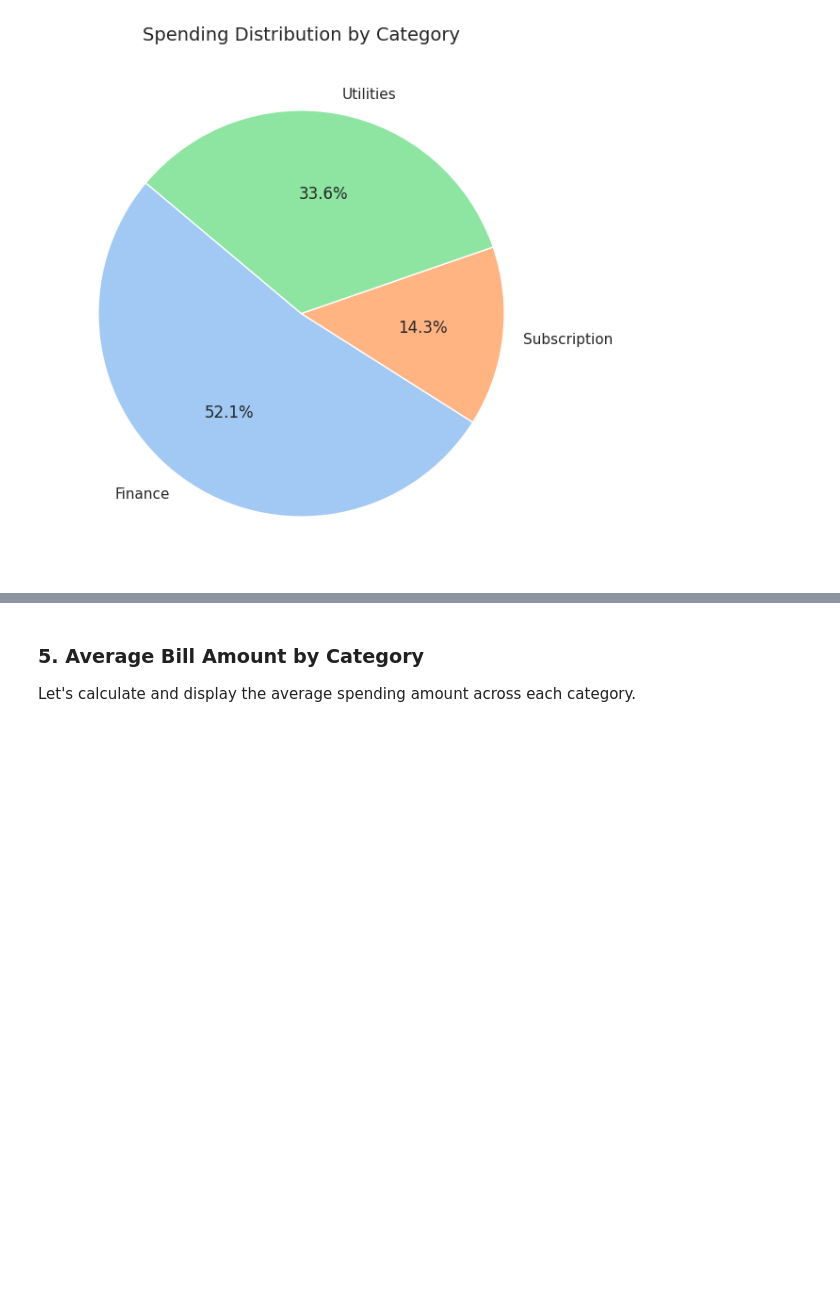
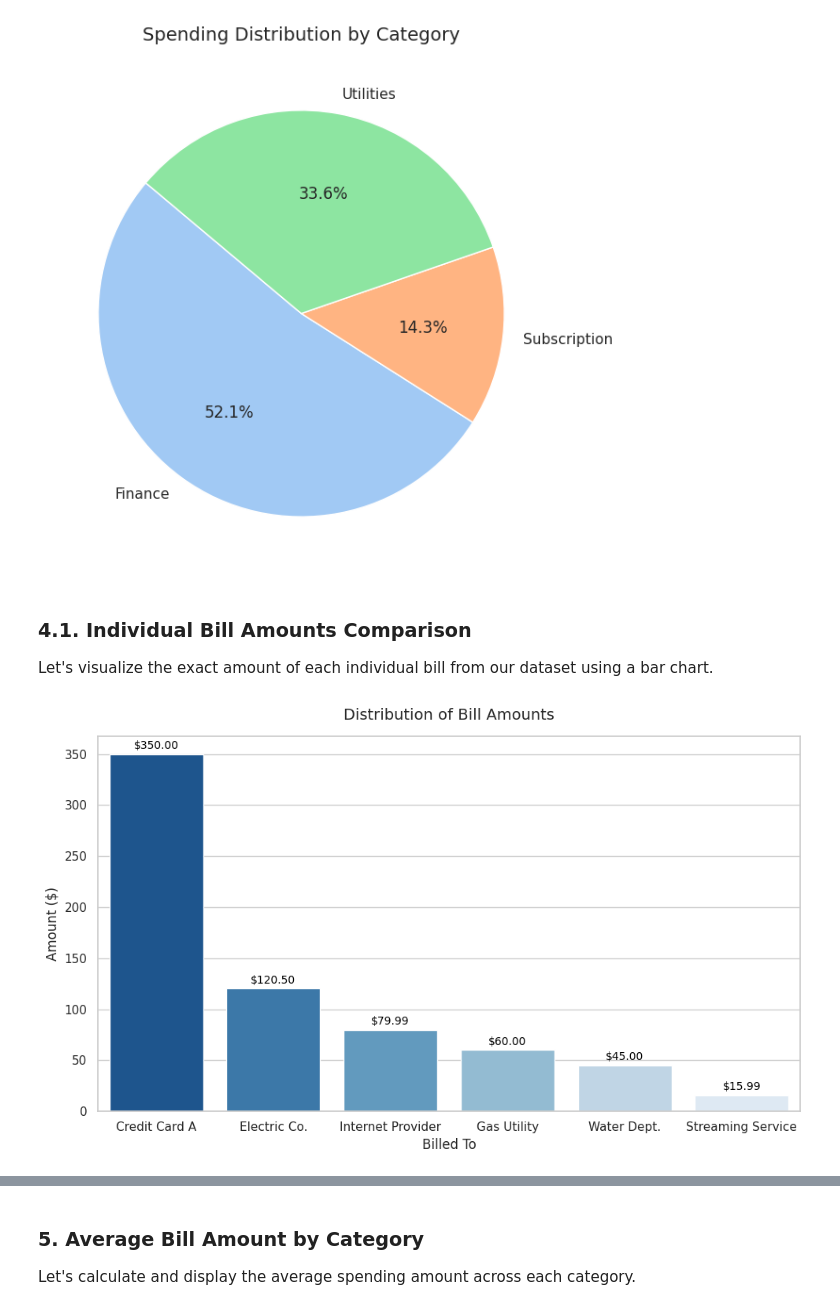
Before and after one commit to JacekDrzycimski/6tunnel, a Jupyter notebook: Bills_1.ipynb, the cells around one changed output, grey strips where cells are left out. Drawn from its saved outputs; the diff is of its cells as text; code cells hidden in the pictures; blank space fills up the shorter version.

```diff
--- a/Bills_1.ipynb
+++ b/Bills_1.ipynb
@@ -130,6 +169,39 @@ plt.savefig('spending_distribution_pie.png', dpi=300)
 plt.show()
 # %% [output]
 [figure]
+# %% [markdown]
+### 4.1. Individual Bill Amounts Comparison
+Let's visualize the exact amount of each individual bill from our dataset using a bar chart.
+# %%
+import matplotlib.pyplot as plt
+import seaborn as sns
+
+# Sort bills by amount for better visualization flow
+df_sorted = df.sort_values(by='Amount', ascending=False)
+
+plt.figure(figsize=(10, 6))
+sns.barplot(
+    x='Billed To',
+    y='Amount',
+    data=df_sorted,
+    palette='Blues_r',
+    hue='Billed To',
+    legend=False
+)
+
+# Add titles and labels
+plt.title('Distribution of Bill Amounts', fontsize=14, pad=15)
+plt.xlabel('Billed To', fontsize=12)
+plt.ylabel('Amount ($)', fontsize=12)
+
+# Display individual values on top of the bars
+for index, row in df_sorted.reset_index(drop=True).iterrows():
+    plt.text(index, row['Amount'] + 5, f"${row['Amount']:.2f}", color='black', ha="center", fontsize=10)
+
+plt.tight_layout()
+plt.show()
+# %% [output]
+[figure, added]
 # %%
 from google.colab import files
 
```
Also changed, not shown: parts of 9 cells of this notebook.
